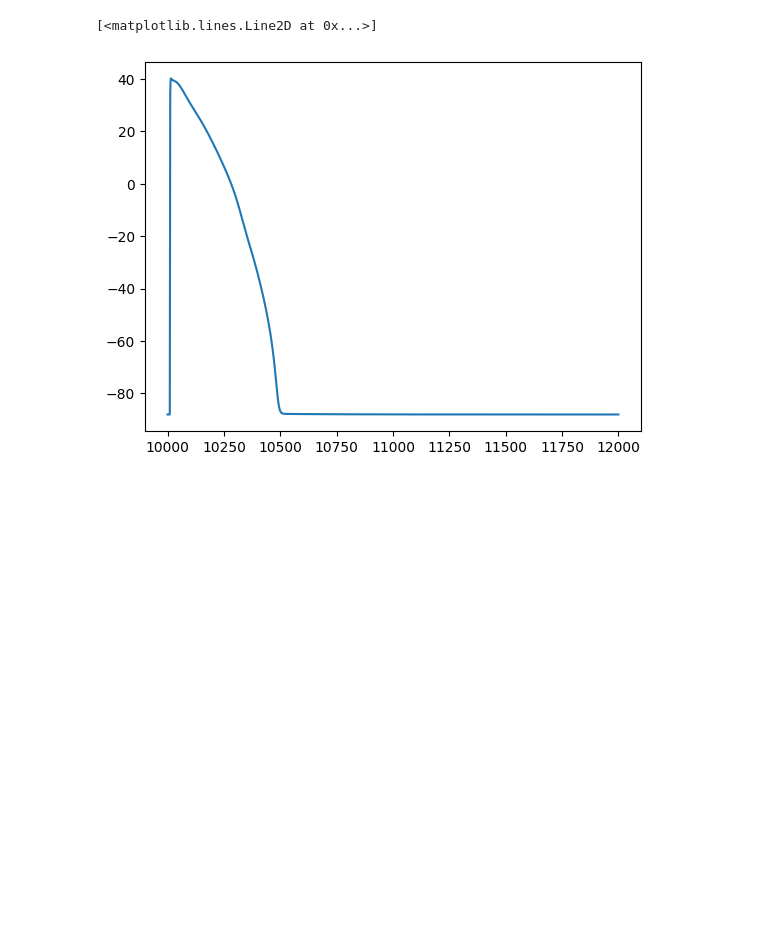
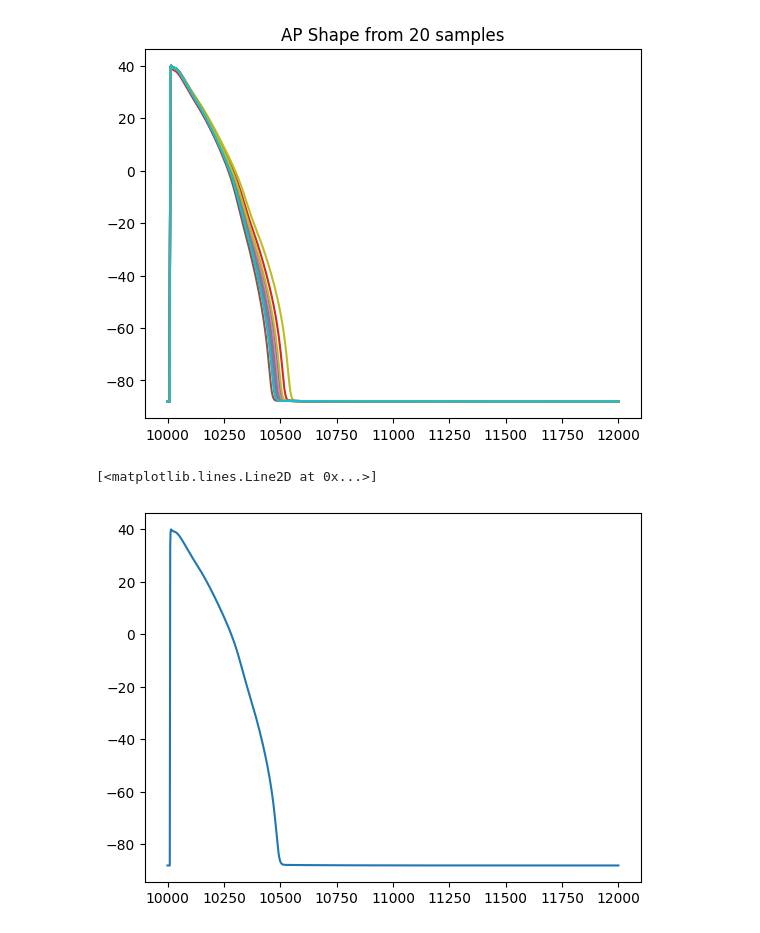
Before and after one commit to IritaSee/gpu_code_ground_up, a Jupyter notebook: result/parse.ipynb, the cells around one changed output. Saved outputs shown, nothing was run; the diff lists cells and outputs as text; code cells hidden in the pictures; blank space fills up the shorter version.

Commit message:
add debug anotation, add sim result graph

```diff
--- a/result/parse.ipynb
+++ b/result/parse.ipynb
@@ -38,3 +38,14 @@ alldata
+# %%
+bigdata = []
+for corenum in range(20):
+    coredata = pd.read_csv('./paralel/stresstest/20_'+str(corenum)+'.csv')
+    plt.plot(coredata['time'][:6978], coredata['state'][:6978], label = "Sample #"+str(corenum))
+    # plt.legend()
+
+plt.title("AP Shape from 20 samples")
+plt.show()
+# %% [output]
+[figure, added]
 # %%
 plt.plot(alldata['time'],alldata['state'])
 # %% [output]
```
Also changed, not shown: parts of 2 cells of this notebook, 2 other files.
